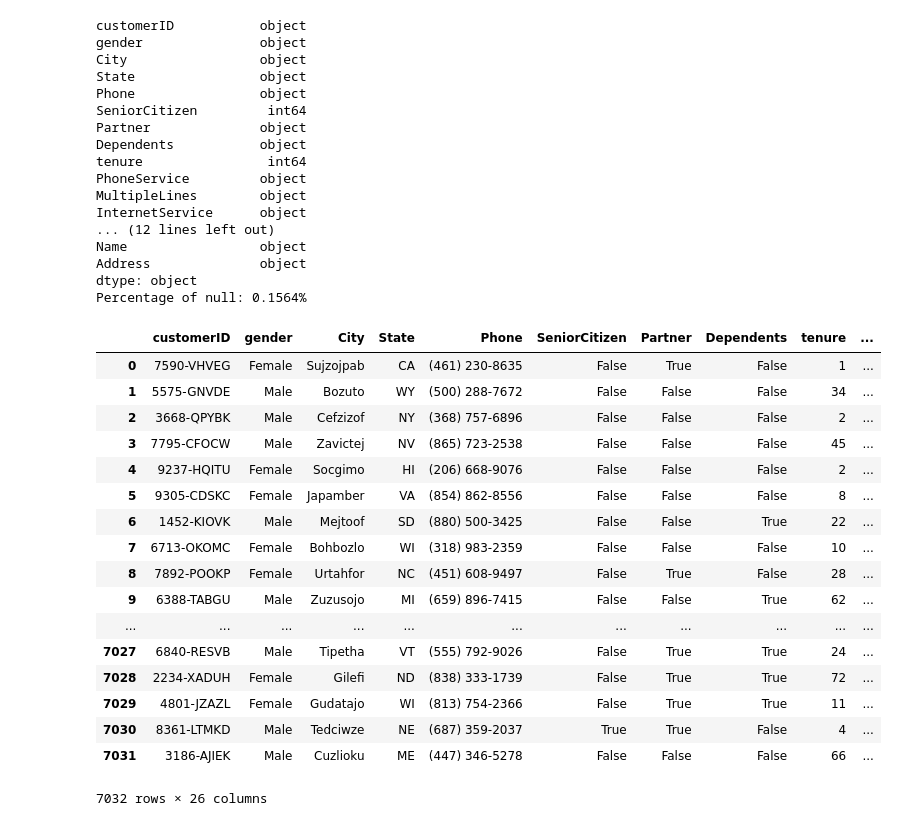
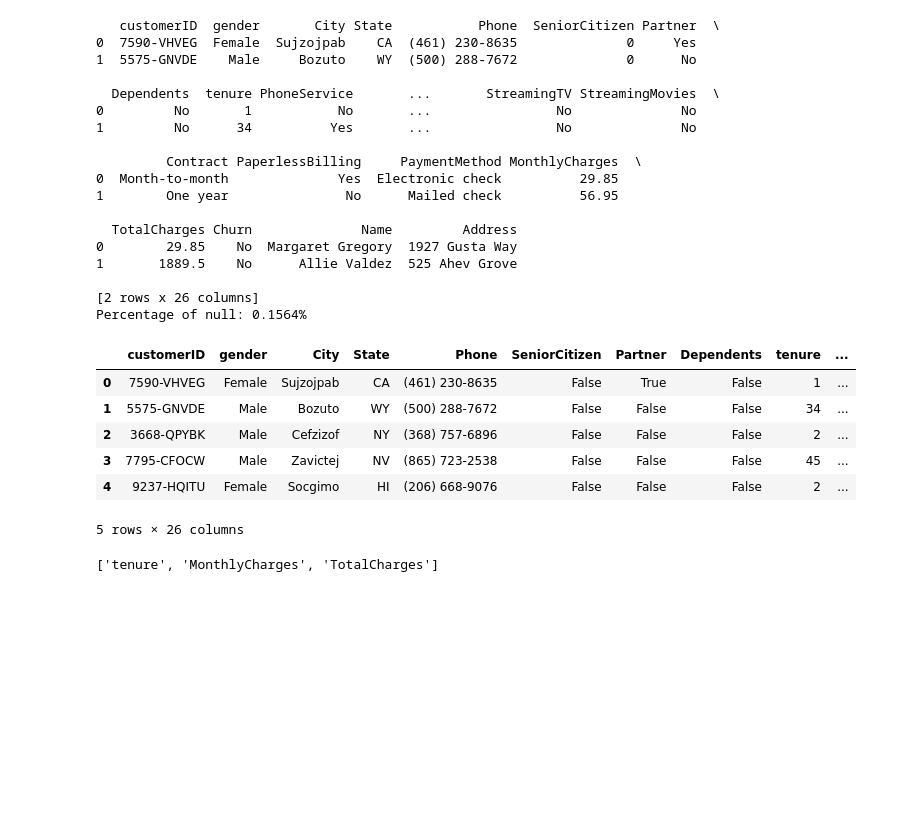
Before and after one commit to nunezraf/Telemarker_ML_Dashboard, a Jupyter notebook: Data Analysis.ipynb, the cells around one changed output. Saved outputs shown, nothing was run; the diff lists cells and outputs as text; code cells hidden in the pictures; blank space fills up the shorter version.

```diff
--- a/Data Analysis.ipynb
+++ b/Data Analysis.ipynb
@@ -23,8 +23,7 @@ import plotly.figure_factory as ff
 ########Bring in the DATA!###########
 
 telcom = pd.read_csv("db/telemarker_db.csv")
-telcom.head()
-print(telcom.dtypes)
+print(telcom.head(2))
 #######Data Cleaning Process#########
 
 #Replacing spaces with null values in total charges column
@@ -39,71 +38,67 @@ telcom = telcom.reset_index()[telcom.columns]
 telcom["TotalCharges"] = telcom["TotalCharges"].astype(float)
 telcom["MonthlyCharges"] = telcom["MonthlyCharges"].astype(float)
 
 #replace 'No phone service' to No
 telcom["MultipleLines"] = telcom["MultipleLines"].replace("No phone service","No")
 
 #replace 'No internet service' to No for the following columns
 replace_cols = [ 'OnlineSecurity', 'OnlineBackup', 'DeviceProtection',
                 'TechSupport','StreamingTV', 'StreamingMovies']
 for i in replace_cols :
     telcom[i]  = telcom[i].replace({'No internet service' : 'No'})
 
 #Change types of columns to boolean
 YesNoColumns = ["Partner","Dependents","PhoneService","MultipleLines","OnlineSecurity",
                 "OnlineBackup","DeviceProtection","TechSupport","StreamingTV","StreamingMovies",
                 "PaperlessBilling","Churn"]
 for i in YesNoColumns :
     telcom[i]  = telcom[i].replace({'Yes':1,'No':0})
 BoolColumns = YesNoColumns.copy()
 BoolColumns.append("SeniorCitizen")
 telcom[BoolColumns] = telcom[BoolColumns].astype('bool')
-telcom
-#Separating churn and non churn customers
-# churn     = telcom[telcom["Churn"] == "Yes"]
-# not_churn = telcom[telcom["Churn"] == "No"]
 
-#     #Separating catagorical and numerical columns
-# Id_col     = ['customerID']
-# target_col = ["Churn"]
-# cat_cols   = telcom.nunique()[telcom.nunique() < 6].keys().tolist()
-# cat_cols   = [x for x in cat_cols if x not in target_col]
-# num_cols   = [x for x in telcom.columns if x not in cat_cols + target_col + Id_col]
+telcom.head()
 # %% [output]
-customerID           object
-gender               object
-City                 object
-State                object
-Phone                object
-SeniorCitizen         int64
-Partner              object
-Dependents           object
-tenure                int64
-PhoneService         object
-MultipleLines        object
-InternetService      object
-... (12 lines left out)
-Name                 object
-Address              object
-dtype: object
+   customerID  gender       City State           Phone  SeniorCitizen Partner  \
+0  7590-VHVEG  Female  Sujzojpab    CA  (461) 230-8635              0     Yes
+1  5575-GNVDE    Male     Bozuto    WY  (500) 288-7672              0      No
+
+  Dependents  tenure PhoneService       ...       StreamingTV StreamingMovies  \
+0         No       1           No       ...                No              No
+1         No      34          Yes       ...                No              No
+
+         Contract PaperlessBilling     PaymentMethod MonthlyCharges  \
+0  Month-to-month              Yes  Electronic check          29.85
+1        One year               No      Mailed check          56.95
+
+  TotalCharges Churn              Name         Address
+0        29.85    No  Margaret Gregory  1927 Gusta Way
+1       1889.5    No      Allie Valdez  525 Ahev Grove
+
+[2 rows x 26 columns]
 Percentage of null: 0.1564%
 |  | customerID | gender | City | State | Phone | SeniorCitizen | Partner | Dependents | tenure | ... |
 | 0 | 7590-VHVEG | Female | Sujzojpab | CA | (461) 230-8635 | False | True | False | 1 | ... |
 | 1 | 5575-GNVDE | Male | Bozuto | WY | (500) 288-7672 | False | False | False | 34 | ... |
 | 2 | 3668-QPYBK | Male | Cefzizof | NY | (368) 757-6896 | False | False | False | 2 | ... |
 | 3 | 7795-CFOCW | Male | Zavictej | NV | (865) 723-2538 | False | False | False | 45 | ... |
 | 4 | 9237-HQITU | Female | Socgimo | HI | (206) 668-9076 | False | False | False | 2 | ... |
-| 5 | 9305-CDSKC | Female | Japamber | VA | (854) 862-8556 | False | False | False | 8 | ... |
-| 6 | 1452-KIOVK | Male | Mejtoof | SD | (880) 500-3425 | False | False | True | 22 | ... |
-| 7 | 6713-OKOMC | Female | Bohbozlo | WI | (318) 983-2359 | False | False | False | 10 | ... |
-| 8 | 7892-POOKP | Female | Urtahfor | NC | (451) 608-9497 | False | True | False | 28 | ... |
-| 9 | 6388-TABGU | Male | Zuzusojo | MI | (659) 896-7415 | False | False | True | 62 | ... |
-| ... | ... | ... | ... | ... | ... | ... | ... | ... | ... | ... |
-| 7027 | 6840-RESVB | Male | Tipetha | VT | (555) 792-9026 | False | True | True | 24 | ... |
-| 7028 | 2234-XADUH | Female | Gilefi | ND | (838) 333-1739 | False | True | True | 72 | ... |
-| 7029 | 4801-JZAZL | Female | Gudatajo | WI | (813) 754-2366 | False | True | True | 11 | ... |
-| 7030 | 8361-LTMKD | Male | Tedciwze | NE | (687) 359-2037 | True | True | False | 4 | ... |
-| 7031 | 3186-AJIEK | Male | Cuzlioku | ME | (447) 346-5278 | False | False | False | 66 | ... |
-7032 rows × 26 columns
+5 rows × 26 columns
+# %%
+#Separating churn and non churn customers
+churn     = telcom[telcom["Churn"] == True]
+not_churn = telcom[telcom["Churn"] == False]
+
+#Separating catagorical and numerical columns
+Id_col     = ['customerID']
+target_col = ["Churn"]
+cat_cols   = telcom.nunique()[telcom.nunique() < 6].keys().tolist()
+cat_cols   = [x for x in cat_cols if x not in target_col]
+pers_cols =  ["City","State","Phone","Name","Address"]
+num_cols   = [x for x in telcom.columns if x not in cat_cols + target_col + Id_col + pers_cols]
+num_cols
+# %% [output]
+['tenure', 'MonthlyCharges', 'TotalCharges']
 # %%
 #labels
 lab = telcom["Churn"].value_counts().keys().tolist()
```
Also changed, not shown: parts of 4 cells of this notebook, 27 other files.
